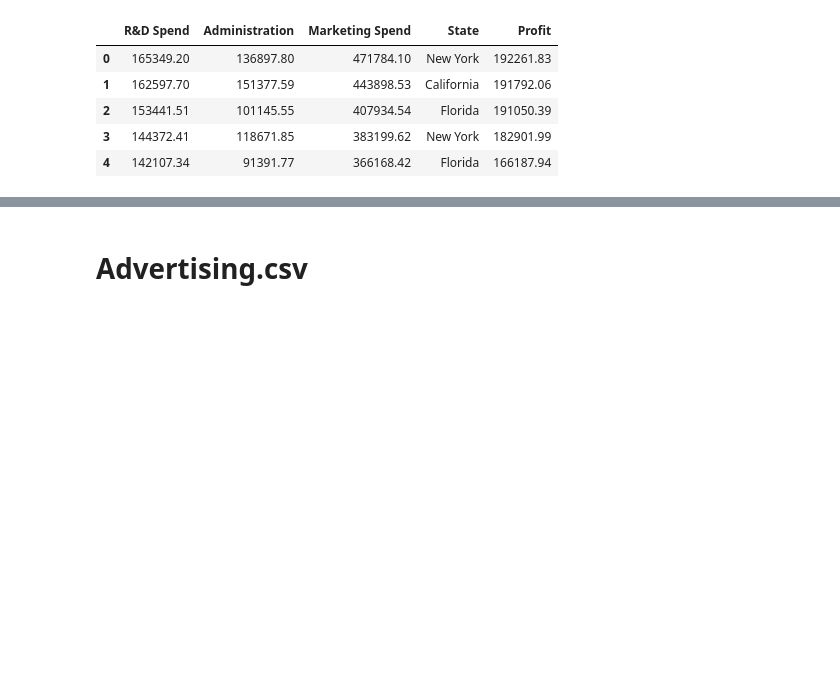
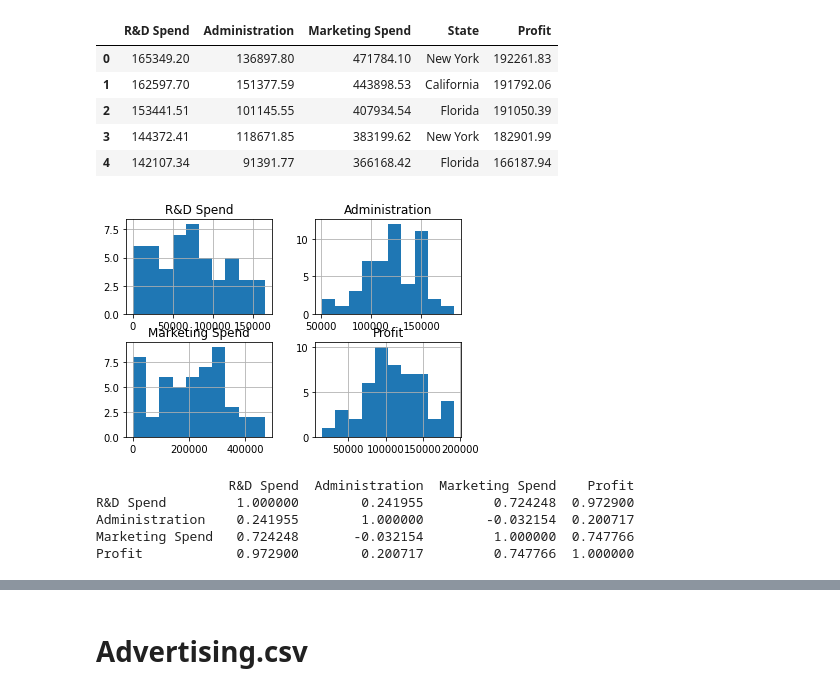
Before and after one commit to BlackCode20146231/AI-HomeWork, a Jupyter notebook: W7_Machine_Learning_17_3_2023.ipynb, the cells around one changed output, grey strips where cells are left out. Saved outputs shown, nothing was run; the diff lists cells and outputs as text; code cells hidden in the pictures; blank space fills up the shorter version.

```diff
--- a/W7_Machine_Learning_17_3_2023.ipynb
+++ b/W7_Machine_Learning_17_3_2023.ipynb
@@ -166,3 +170,19 @@ data.head()
 | 2 | 153441.51 | 101145.55 | 407934.54 | Florida | 191050.39 |
 | 3 | 144372.41 | 118671.85 | 383199.62 | New York | 182901.99 |
 | 4 | 142107.34 | 91391.77 | 366168.42 | Florida | 166187.94 |
+# %%
+
+import matplotlib.pyplot as plt
+data.hist()
+plt.show()
+# %% [output]
+[figure, added]
+# %%
+correlation=data.corr()
+print(correlation)
+# %% [output]
+                 R&D Spend  Administration  Marketing Spend    Profit
+R&D Spend         1.000000        0.241955         0.724248  0.972900
+Administration    0.241955        1.000000        -0.032154  0.200717
+Marketing Spend   0.724248       -0.032154         1.000000  0.747766
+Profit            0.972900        0.200717         0.747766  1.000000
```
Also changed, not shown: parts of 20 cells of this notebook.
